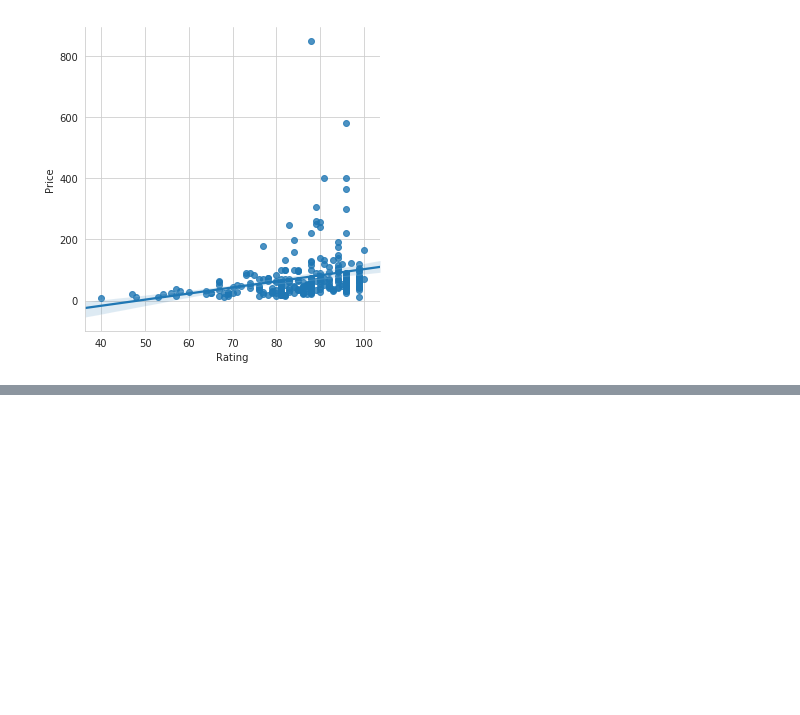
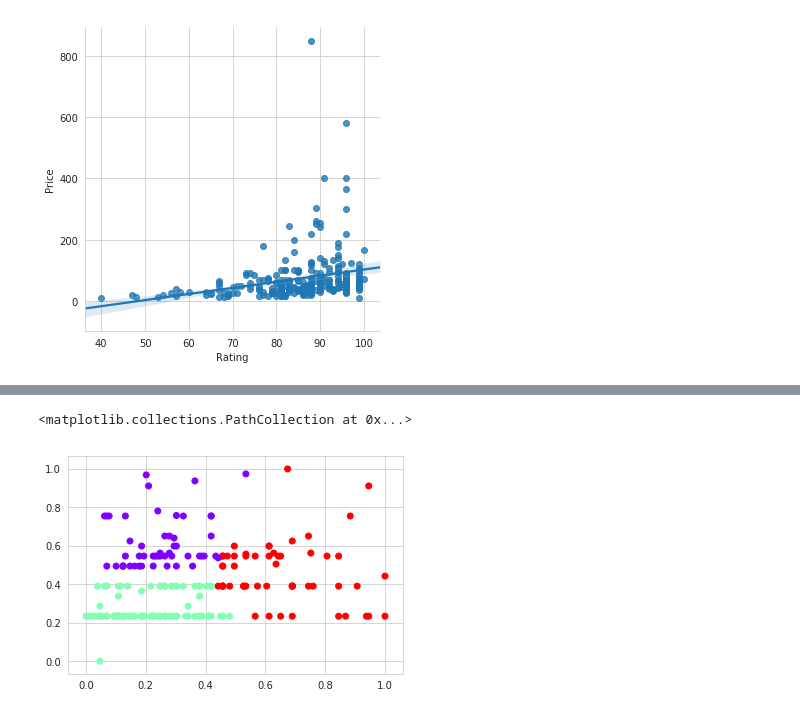
Before and after one commit to pongngai/WhiskeyMining, a Jupyter notebook: Cluster.ipynb, the cells around one changed output, grey strips where cells are left out. Saved outputs shown, nothing was run; the diff lists cells and outputs as text; code cells hidden in the pictures; blank space fills up the shorter version.

```diff
--- a/Cluster.ipynb
+++ b/Cluster.ipynb
@@ -123,6 +141,6 @@ sns.lmplot('Rating','ABV',data=wk, hue='Price')
 # %%
-kmeans = KMeans(n_clusters=2)
+kmeans = KMeans(n_clusters=3)
 # %%
-kmeans.fit(wk.drop('Price',axis=1))
+kmeans.fit(wk.drop('Rating',axis=1))
 # %% [output]
 KMeans(algorithm='auto', copy_x=True, init='k-means++', max_iter=300,
@@ -136,3 +168,8 @@ array([[ 0.6315919 ,  0.42177415],
+# %%
+plt.scatter(wk['Price'].values,wk['ABV'].values, c=kmeans.labels_, cmap='rainbow')
+# %% [output]
+<matplotlib.collections.PathCollection at 0x...>
+[figure, added]
 # %%
 def converter(cluster):
     if cluster=='low':
```
Also changed, not shown: parts of 12 cells of this notebook.
